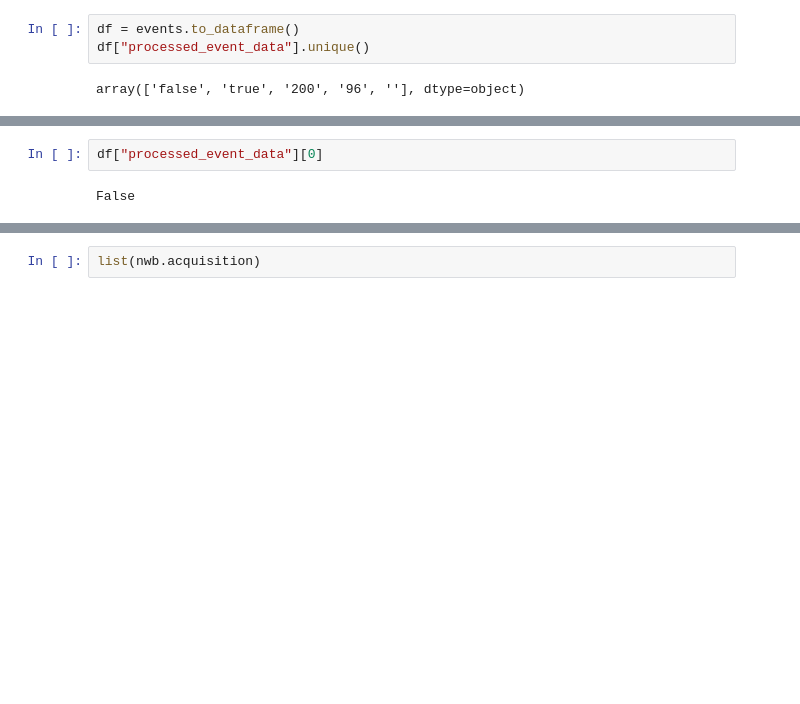
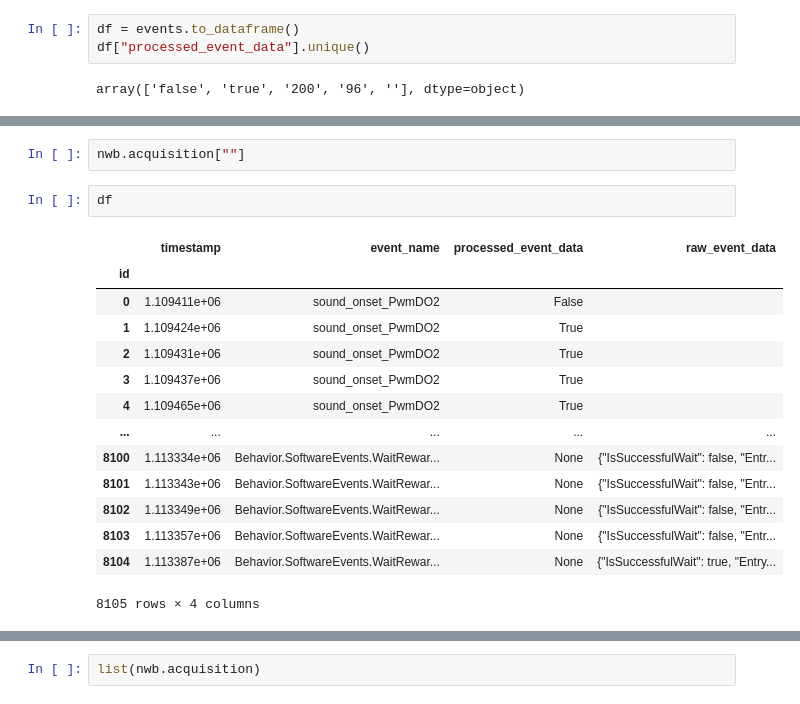
Before and after one commit to AllenNeuralDynamics/aind-vr-foraging-processing-nwb-packaging, a Jupyter notebook: code/evalute_nwb.ipynb, the cells around one changed output, grey strips where cells are left out. Saved outputs shown, nothing was run; the diff lists cells and outputs as text; blank space fills up the shorter version.

```diff
--- a/code/evalute_nwb.ipynb
+++ b/code/evalute_nwb.ipynb
@@ -48,7 +42,22 @@ TypeError: the JSON object must be str, bytes or bytearray, not bool
-# %%
-df["processed_event_data"][0]
-# %% [output]
-False
+# %%
+nwb.acquisition[""]
+# %%
+df
+# %% [output]
+|  | timestamp | event_name | processed_event_data | raw_event_data |
+| id |  |  |  |  |
+| 0 | 1.109411e+06 | sound_onset_PwmDO2 | False |  |
+| 1 | 1.109424e+06 | sound_onset_PwmDO2 | True |  |
+| 2 | 1.109431e+06 | sound_onset_PwmDO2 | True |  |
+| 3 | 1.109437e+06 | sound_onset_PwmDO2 | True |  |
+| 4 | 1.109465e+06 | sound_onset_PwmDO2 | True |  |
+| ... | ... | ... | ... | ... |
+| 8100 | 1.113334e+06 | Behavior.SoftwareEvents.WaitRewar... | None | {"IsSuccessfulWait": false, "Entr... |
+| 8101 | 1.113343e+06 | Behavior.SoftwareEvents.WaitRewar... | None | {"IsSuccessfulWait": false, "Entr... |
+| 8102 | 1.113349e+06 | Behavior.SoftwareEvents.WaitRewar... | None | {"IsSuccessfulWait": false, "Entr... |
+| 8103 | 1.113357e+06 | Behavior.SoftwareEvents.WaitRewar... | None | {"IsSuccessfulWait": false, "Entr... |
+| 8104 | 1.113387e+06 | Behavior.SoftwareEvents.WaitRewar... | None | {"IsSuccessfulWait": true, "Entry... |
+8105 rows × 4 columns
 # %%
 events.meanings_tables["meanings"][:]
 # %% [output]
```
Also changed, not shown: parts of 7 cells of this notebook, 3 other files.
